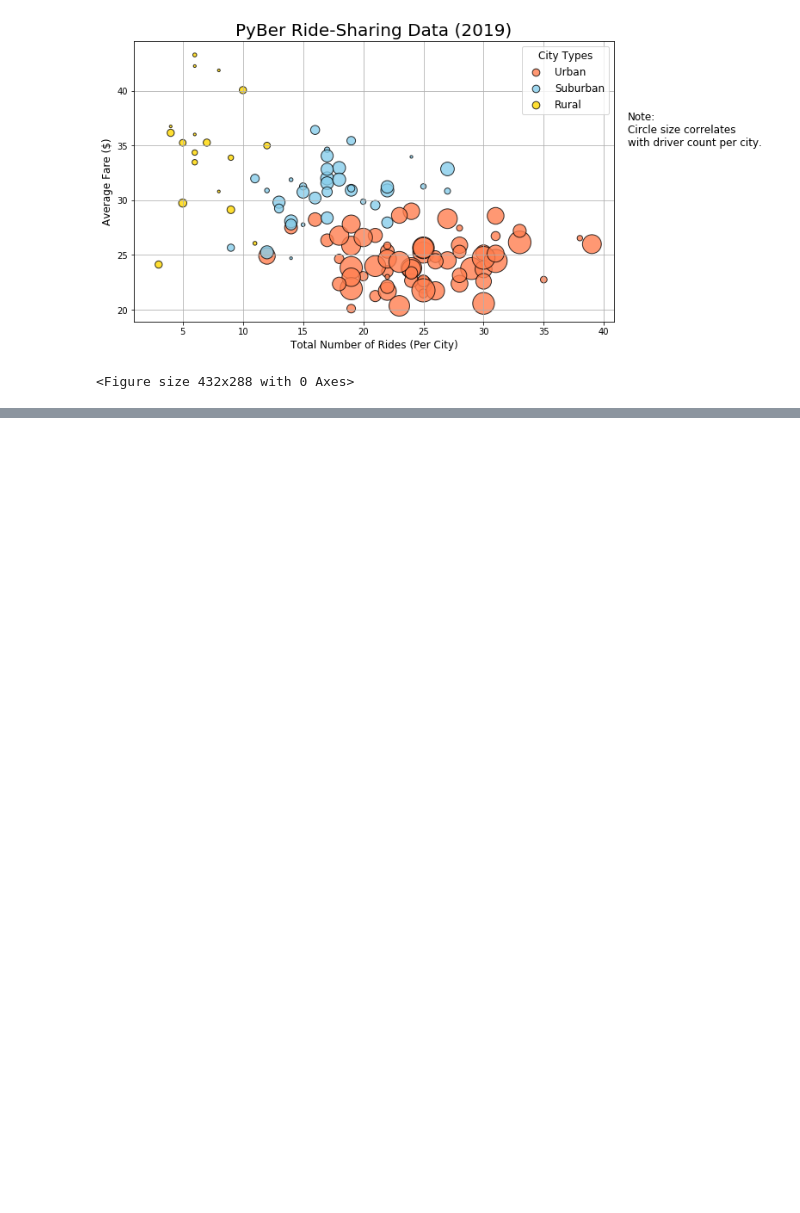
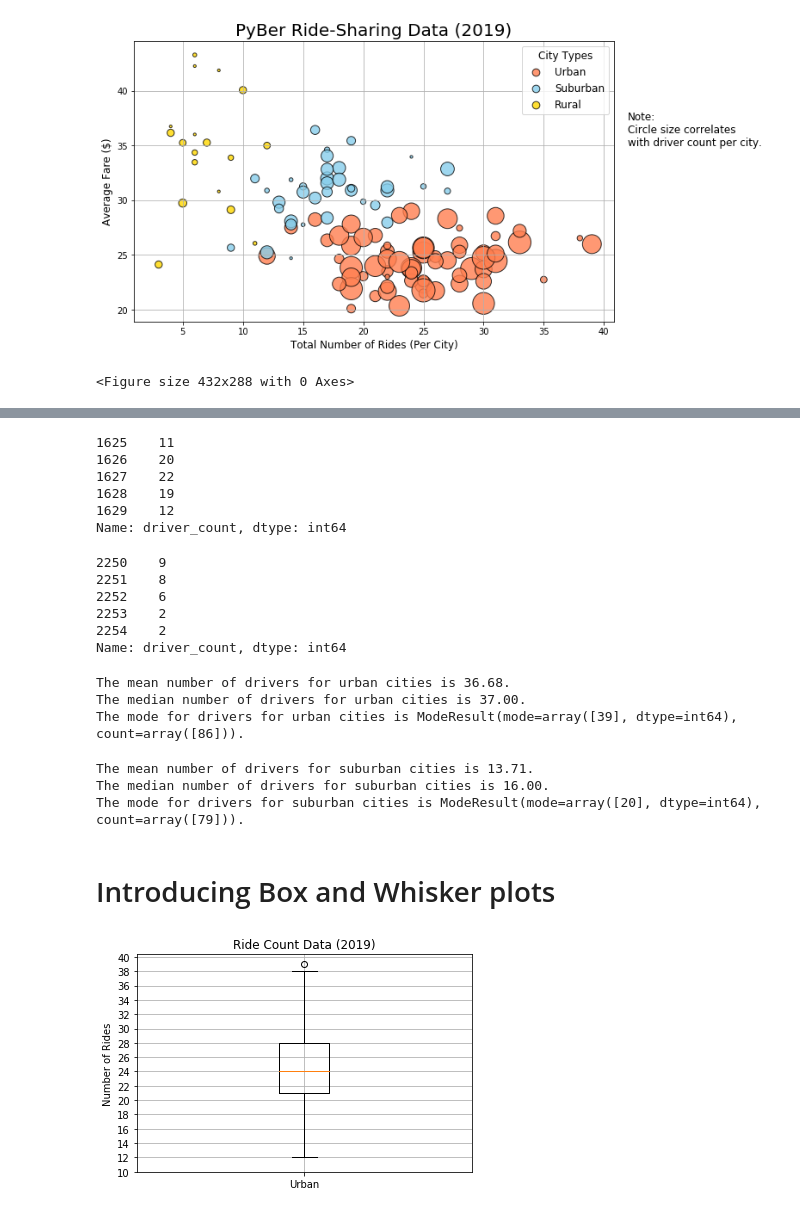
Before and after one commit to judithcalvo1953/PyBer_Analysis, a Jupyter notebook: PyBer.ipynb, the cells around one changed output, grey strips where cells are left out. Drawn from its saved outputs; the diff is of its cells as text; code cells hidden in the pictures; blank space fills up the shorter version.

Commit message:
Adding in Box and Whisker Charting

```diff
--- a/PyBer.ipynb
+++ b/PyBer.ipynb
@@ -285,0 +507,67 @@ plt.savefig("analysis/Fig1.png")
+# %%
+# Get the driver count data for the urban cities
+suburban_drivers = suburban_cities_df["driver_count"]
+suburban_drivers.head()
+# %% [output]
+1625    11
+1626    20
+1627    22
+1628    19
+1629    12
+Name: driver_count, dtype: int64
+# %%
+# Get the driver count data for the urban cities
+rural_drivers = rural_cities_df["driver_count"]
+rural_drivers.head()
+# %% [output]
+2250    9
+2251    8
+2252    6
+2253    2
+2254    2
+Name: driver_count, dtype: int64
+# %%
+# Calculate the measures of central tendency for the number of drivers for the urban cities.
+mean_urban_drivers = np.mean(urban_drivers)
+print(f"The mean number of drivers for urban cities is {mean_urban_drivers:.2f}.")
+
+median_urban_drivers = np.median(urban_drivers)
+print(f"The median number of drivers for urban cities is {median_urban_drivers:.2f}.")
+
+mode_urban_drivers = sts.mode(urban_drivers)
+print(f"The mode for drivers for urban cities is {mode_urban_drivers}.")
+# %% [output]
+The mean number of drivers for urban cities is 36.68.
+The median number of drivers for urban cities is 37.00.
+The mode for drivers for urban cities is ModeResult(mode=array([39], dtype=int64), count=array([86])).
+# %%
+# Calculate the measures of central tendency for the number of drivers for the suburban cities.
+mean_suburban_drivers = np.mean(suburban_drivers)
+print(f"The mean number of drivers for suburban cities is {mean_suburban_drivers:.2f}.")
+
+median_suburban_drivers = np.median(suburban_drivers)
+print(f"The median number of drivers for suburban cities is {median_suburban_drivers:.2f}.")
+
+mode_suburban_drivers = sts.mode(suburban_drivers)
+print(f"The mode for drivers for suburban cities is {mode_suburban_drivers}.")
+# %% [output]
+The mean number of drivers for suburban cities is 13.71.
+The median number of drivers for suburban cities is 16.00.
+The mode for drivers for suburban cities is ModeResult(mode=array([20], dtype=int64), count=array([79])).
+# %% [markdown]
+# Introducing Box and Whisker plots
+# %%
+# Create a box and whisker plot for the urban cities ride count
+# The array is created by using the x-label variable to declare a list called "urban".
+x_labels = ["Urban"]
+#object oriented approach
+fig, ax = plt.subplots()
+ax.boxplot(urban_ride_count, labels=x_labels)
+# add the title, y-axis label and grid.
+ax.set_title('Ride Count Data (2019)')
+ax.set_ylabel('Number of Rides')
+ax.set_yticks(np.arange(10, 41, step =2.0))
+ax.grid()
+plt.show()
+# %% [output]
+[figure, added]
```
Also changed, not shown: parts of 36 cells of this notebook, 6 other files.
